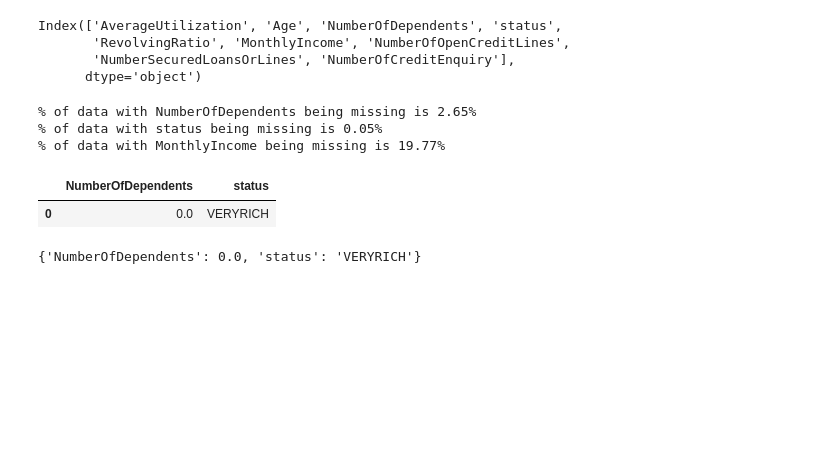
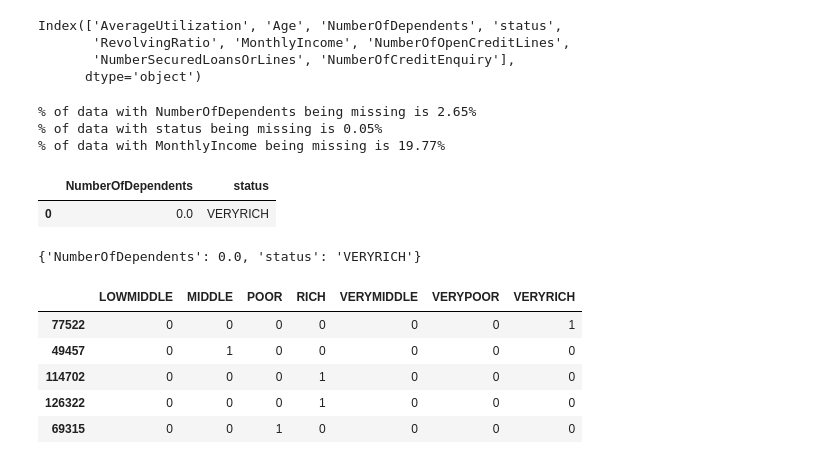
Before and after one commit to Hiroto555/ML-Project, a Jupyter notebook: default-prediction.ipynb, the cells around one changed output. Drawn from its saved outputs; the diff is of its cells as text; code cells hidden in the pictures; blank space fills up the shorter version.

```diff
--- a/default-prediction.ipynb
+++ b/default-prediction.ipynb
@@ -404,3 +404,19 @@ imputation_dict
 
 X_train.fillna(imputation_dict, inplace=True)
 X_test.fillna(imputation_dict, inplace=True)
+# %%
+# Impute MonthlyIncome column
+Median = X_train['MonthlyIncome'].median()
+Median
+X_train['MonthlyIncome'].fillna(Median, inplace=True)
+X_test['MonthlyIncome'].fillna(Median, inplace=True)
+# %%
+staus_enc = pd.get_dummies(X_train['status'])
+staus_enc.head()
+# %% [output]
+|  | LOWMIDDLE | MIDDLE | POOR | RICH | VERYMIDDLE | VERYPOOR | VERYRICH |
+| 77522 | 0 | 0 | 0 | 0 | 0 | 0 | 1 |
+| 49457 | 0 | 1 | 0 | 0 | 0 | 0 | 0 |
+| 114702 | 0 | 0 | 0 | 1 | 0 | 0 | 0 |
+| 126322 | 0 | 0 | 0 | 1 | 0 | 0 | 0 |
+| 69315 | 0 | 0 | 1 | 0 | 0 | 0 | 0 |
```
